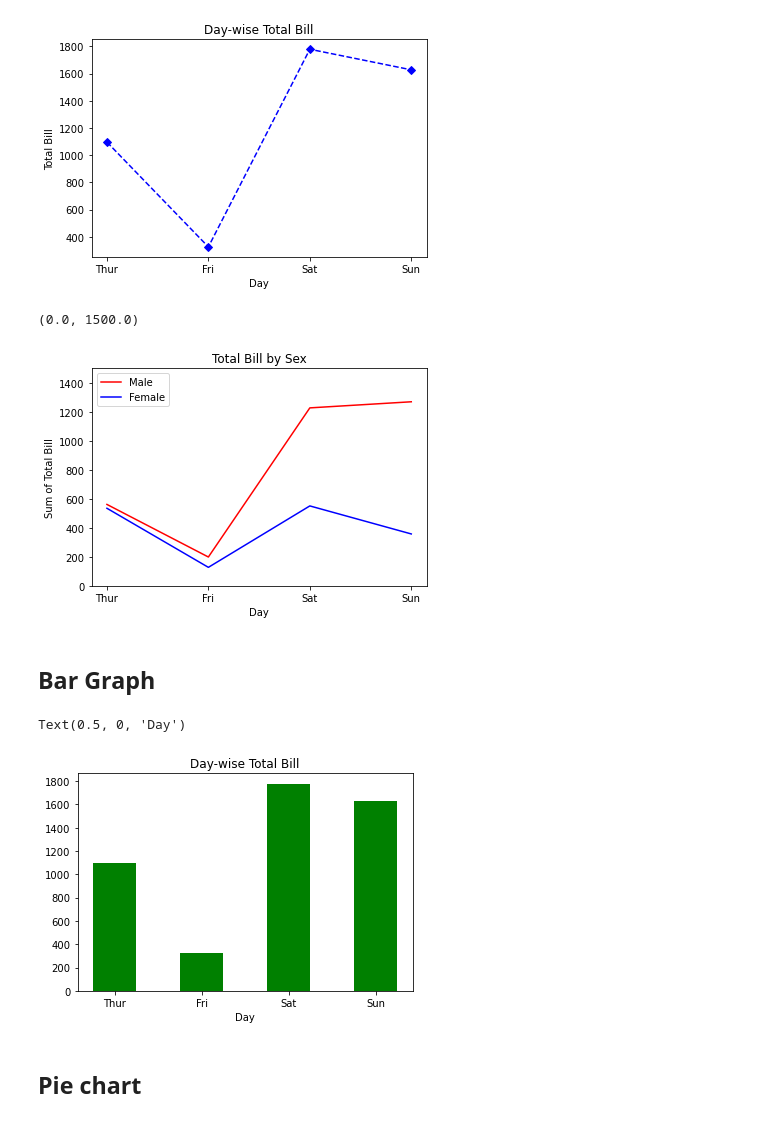
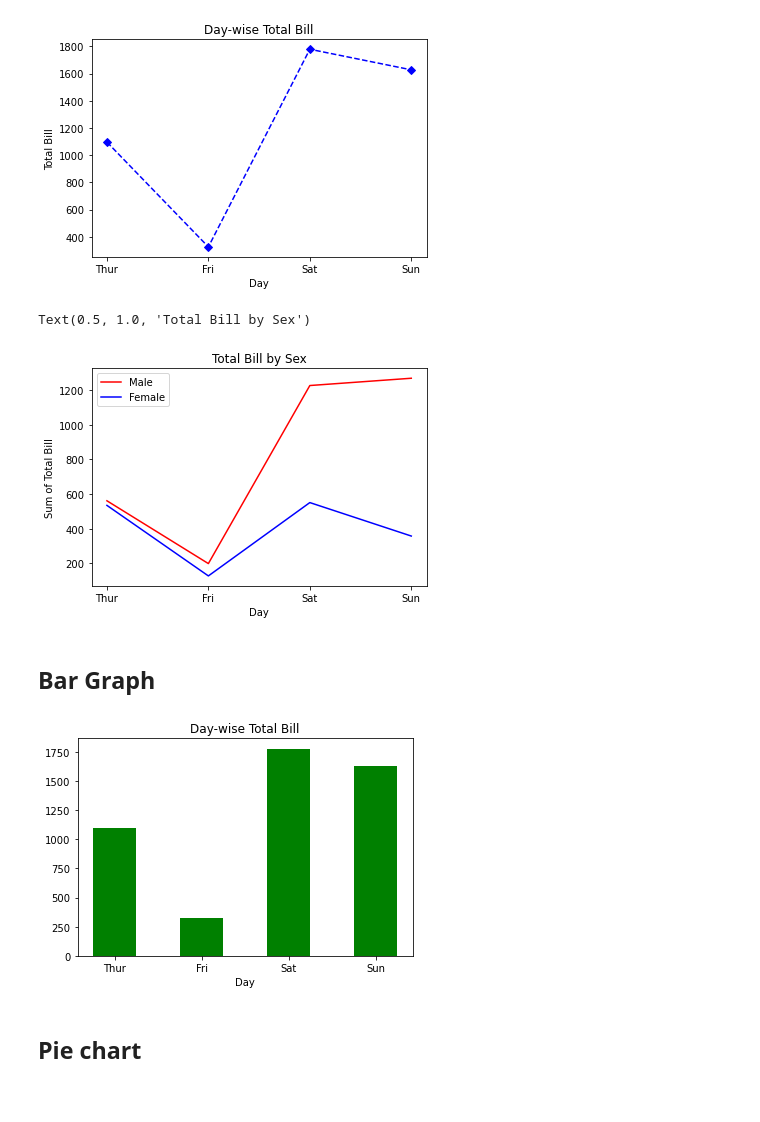
Before and after one commit to srikanthpragada/DS_04_FEB_2021, a Jupyter notebook: plots/matplotlibdemo.ipynb, the cells around one changed output. Saved outputs shown, nothing was run; the diff lists cells and outputs as text; code cells hidden in the pictures.

```diff
--- a/plots/matplotlibdemo.ipynb
+++ b/plots/matplotlibdemo.ipynb
@@ -55,30 +55,29 @@ plt.plot(day_total['day'], day_total['total_bill'],'bD--')  # color(b)Marker(D)L
 # %%
 male = tips[ tips.sex == 'Male']
 maletotal = male.groupby('day', as_index = False)['total_bill'].sum()
 female = tips[ tips.sex == 'Female']
 femaletotal = female.groupby('day', as_index = False)['total_bill'].sum()
 
 plt.plot(maletotal['day'], maletotal['total_bill'],color='red', label="Male")
 plt.plot(femaletotal['day'], femaletotal['total_bill'],color='blue', label="Female")
 plt.legend()
 #plt.legend(loc='upper right')
 plt.xlabel("Day")
 plt.ylabel("Sum of Total Bill")
 plt.title("Total Bill by Sex")
-plt.ylim(0,1500)  # Change Y-Axis scale
+#plt.ylim(0,1500)  # Change Y-Axis scale
 # %% [output]
-(0.0, 1500.0)
+Text(0.5, 1.0, 'Total Bill by Sex')
-[figure, old version]
+[figure, new version]
 # %% [markdown]
 ## Bar Graph
 # %%
 plt.bar(day_total['day'], day_total['total_bill'], color='green', width=.5)
-plt.yticks(np.arange(0,2000,step=200))
+#plt.yticks(np.arange(0,2000,step=200))
 plt.title("Day-wise Total Bill")
-plt.xlabel("Day")
+t = plt.xlabel("Day")
 # %% [output]
-Text(0.5, 0, 'Day')
-[figure, old version]
+[figure, new version]
 # %% [markdown]
 ## Pie chart
 # %%
```
Also changed, not shown: parts of 11 cells of this notebook.
